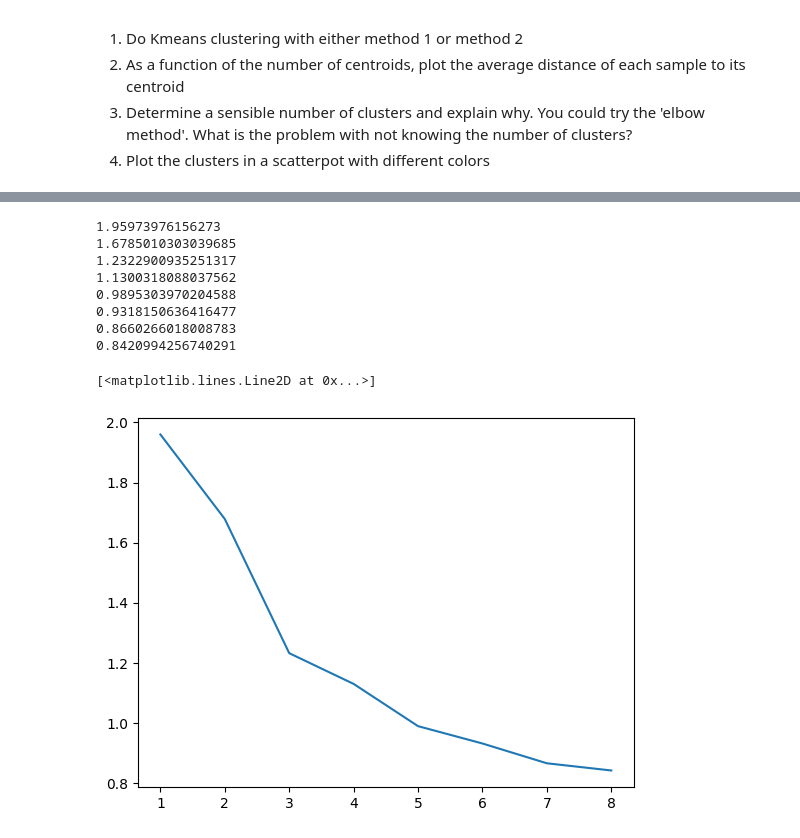
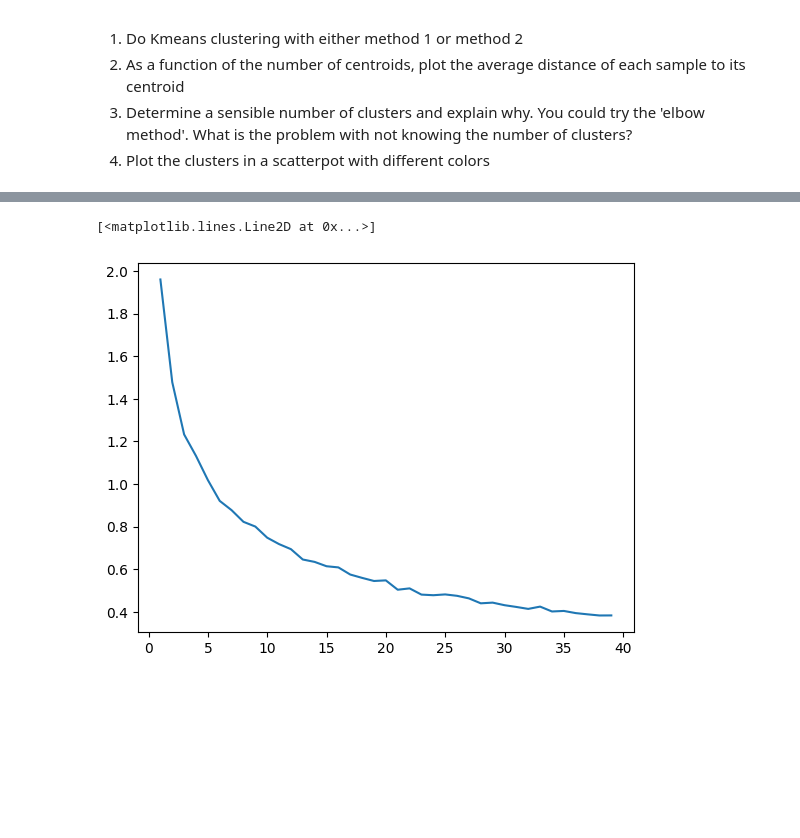
Before and after one commit to BenVigos/Machine-Learning, a Jupyter notebook: Assignment 3/Kmeans_assignment_2025_student.ipynb, the cells around one changed output, grey strips where cells are left out. Drawn from its saved outputs; the diff is of its cells as text; code cells hidden in the pictures; blank space fills up the shorter version.

```diff
--- a/Assignment 3/Kmeans_assignment_2025_student.ipynb
+++ b/Assignment 3/Kmeans_assignment_2025_student.ipynb
@@ -99,27 +99,3 @@ plotclusters(df, 3)
     <li> Script. Repeat assignment, replace, plotclusters until nothing changes.
     </li>
  </ol>
-# %%
-## Part 1. Initialization.
-
-# randomly place the centroids on the graph, so they will random number between the smallest and biggest value of the data set
-def initialize_centroids(data: np.ndarray, k):
-
-    data_x = data[0]
-    data_y = data[1]
-    cluster_centers_x = []
-    cluster_centers_y = []
-    for _ in range(0, k):
-        cluster_centers_x.append(random.randint(min(data_x), max(data_x)))
-        cluster_centers_y.append(random.randint(min(data_y), max(data_y)))
-
-    cluster_centers = np.array([cluster_centers_x, cluster_centers_y])
-    plt.scatter(data_x, data_y, c='black')
-    plt.scatter(cluster_centers[0], cluster_centers[1])
-
-
-    return cluster_centers
-
-
-
-cluster_centers = initialize_centroids(df, 3)
@@ -293,30 +272,23 @@ plotclusters(pca_X.T, 2)
 # %%
 # Step 2:  Average distance to the k centroids
 avg_dist_list = []
-k_list = range(1, 9)
-for k in range(1, 9):
+n=40
+k_list = range(1, n)
+for k in range(1,n):
     kmeans = KMeans(k).fit(pca_X)
     labels = kmeans.labels_
     cluster_centers = kmeans.cluster_centers_
 
     distances = []
     for point, label in zip(pca_X, labels):
         center = cluster_centers[label]
         distances.append(np.linalg.norm(center - point))
 
     avg_dist = np.array(distances).mean()
-    print(avg_dist)
+    #print(avg_dist)
     avg_dist_list.append(avg_dist)
 
 plt.plot(k_list ,avg_dist_list)
 # %% [output]
-1.95973976156273
-1.6785010303039685
-1.2322900935251317
-1.1300318088037562
-0.9895303970204588
-0.9318150636416477
-0.8660266018008783
-0.8420994256740291
+[<matplotlib.lines.Line2D at 0x...>]
-[<matplotlib.lines.Line2D at 0x...>]
-[figure, old version]
+[figure, new version]
```
Also changed, not shown: parts of 10 cells of this notebook.
